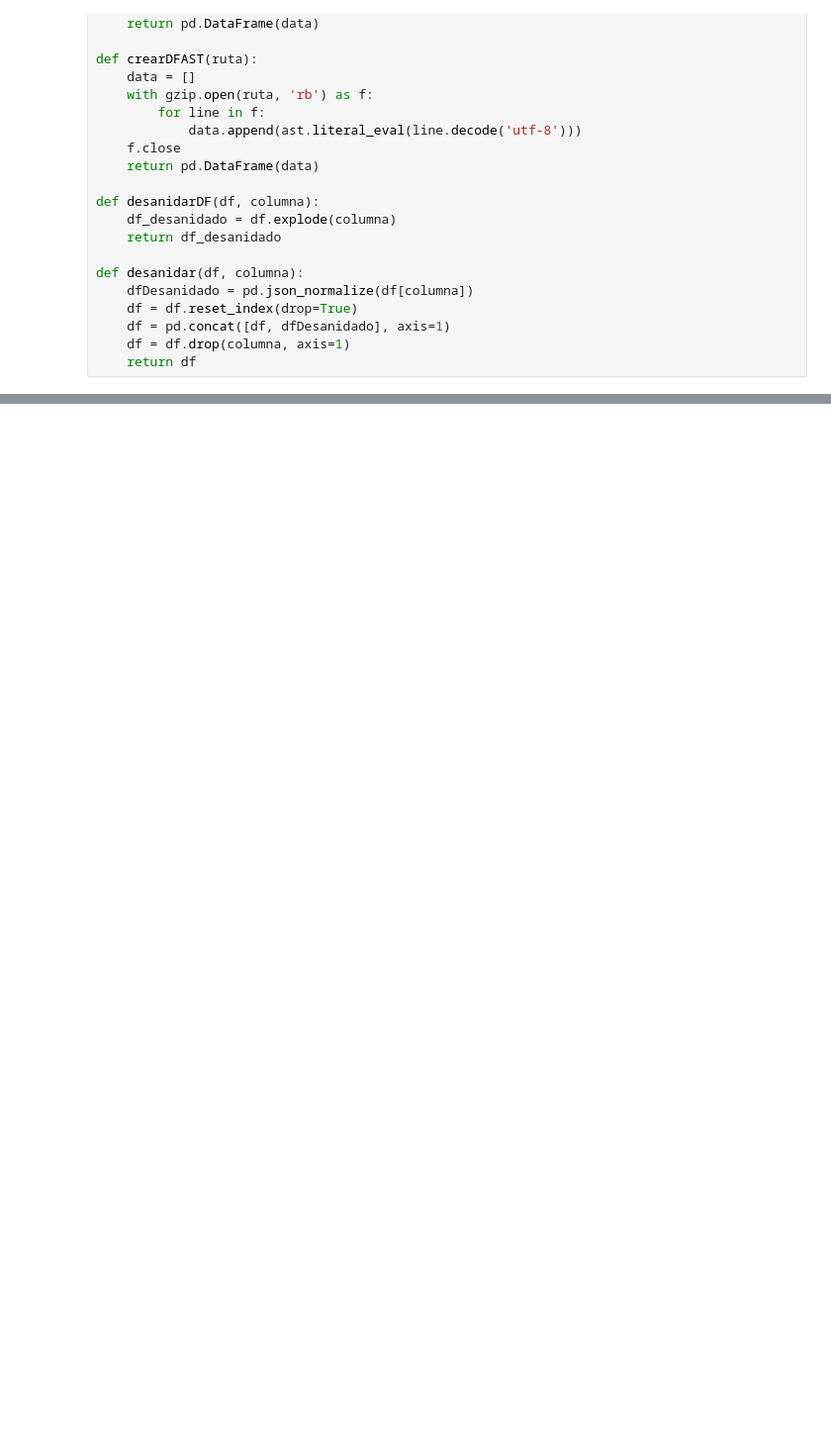
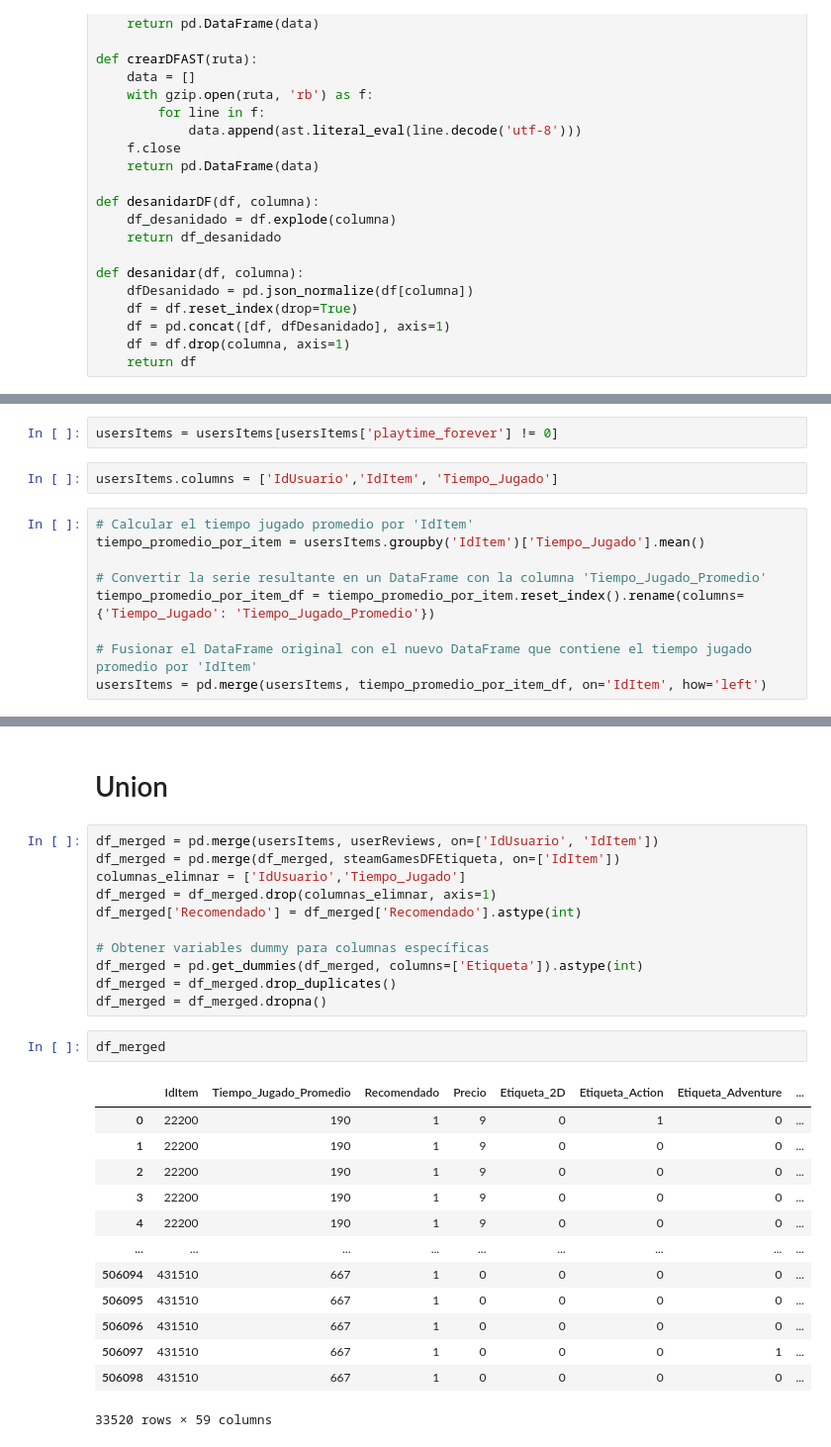
Before and after one commit to AngelMariscal01/P1, a Jupyter notebook: ETL-EDA/ETL.ipynb, the cells around one changed output, grey strips where cells are left out. Shown at 99% size. Cells and saved outputs as stored; diff of their text form; blank space fills up the shorter version.

```diff
--- a/ETL-EDA/ETL.ipynb
+++ b/ETL-EDA/ETL.ipynb
@@ -135,0 +206,13 @@ usersItems
+# %%
+usersItems = usersItems[usersItems['playtime_forever'] != 0]
+# %%
+usersItems.columns = ['IdUsuario','IdItem', 'Tiempo_Jugado']
+# %%
+# Calcular el tiempo jugado promedio por 'IdItem'
+tiempo_promedio_por_item = usersItems.groupby('IdItem')['Tiempo_Jugado'].mean()
+
+# Convertir la serie resultante en un DataFrame con la columna 'Tiempo_Jugado_Promedio'
+tiempo_promedio_por_item_df = tiempo_promedio_por_item.reset_index().rename(columns={'Tiempo_Jugado': 'Tiempo_Jugado_Promedio'})
+
+# Fusionar el DataFrame original con el nuevo DataFrame que contiene el tiempo jugado promedio por 'IdItem'
+usersItems = pd.merge(usersItems, tiempo_promedio_por_item_df, on='IdItem', how='left')
@@ -135,0 +235,29 @@ usersItems
+# %% [markdown]
+<h1>Union</h2>
+# %%
+df_merged = pd.merge(usersItems, userReviews, on=['IdUsuario', 'IdItem'])
+df_merged = pd.merge(df_merged, steamGamesDFEtiqueta, on=['IdItem'])
+columnas_elimnar = ['IdUsuario','Tiempo_Jugado']
+df_merged = df_merged.drop(columnas_elimnar, axis=1)
+df_merged['Recomendado'] = df_merged['Recomendado'].astype(int)
+
+# Obtener variables dummy para columnas específicas
+df_merged = pd.get_dummies(df_merged, columns=['Etiqueta']).astype(int)
+df_merged = df_merged.drop_duplicates()
+df_merged = df_merged.dropna()
+# %%
+df_merged
+# %% [output]
+|  | IdItem | Tiempo_Jugado_Promedio | Recomendado | Precio | Etiqueta_2D | Etiqueta_Action | Etiqueta_Adventure | ... |
+| 0 | 22200 | 190 | 1 | 9 | 0 | 1 | 0 | ... |
+| 1 | 22200 | 190 | 1 | 9 | 0 | 0 | 0 | ... |
+| 2 | 22200 | 190 | 1 | 9 | 0 | 0 | 0 | ... |
+| 3 | 22200 | 190 | 1 | 9 | 0 | 0 | 0 | ... |
+| 4 | 22200 | 190 | 1 | 9 | 0 | 0 | 0 | ... |
+| ... | ... | ... | ... | ... | ... | ... | ... | ... |
+| 506094 | 431510 | 667 | 1 | 0 | 0 | 0 | 0 | ... |
+| 506095 | 431510 | 667 | 1 | 0 | 0 | 0 | 0 | ... |
+| 506096 | 431510 | 667 | 1 | 0 | 0 | 0 | 0 | ... |
+| 506097 | 431510 | 667 | 1 | 0 | 0 | 0 | 1 | ... |
+| 506098 | 431510 | 667 | 1 | 0 | 0 | 0 | 0 | ... |
+33520 rows × 59 columns
```
Also changed, not shown: parts of 34 cells of this notebook, 4 other files.
